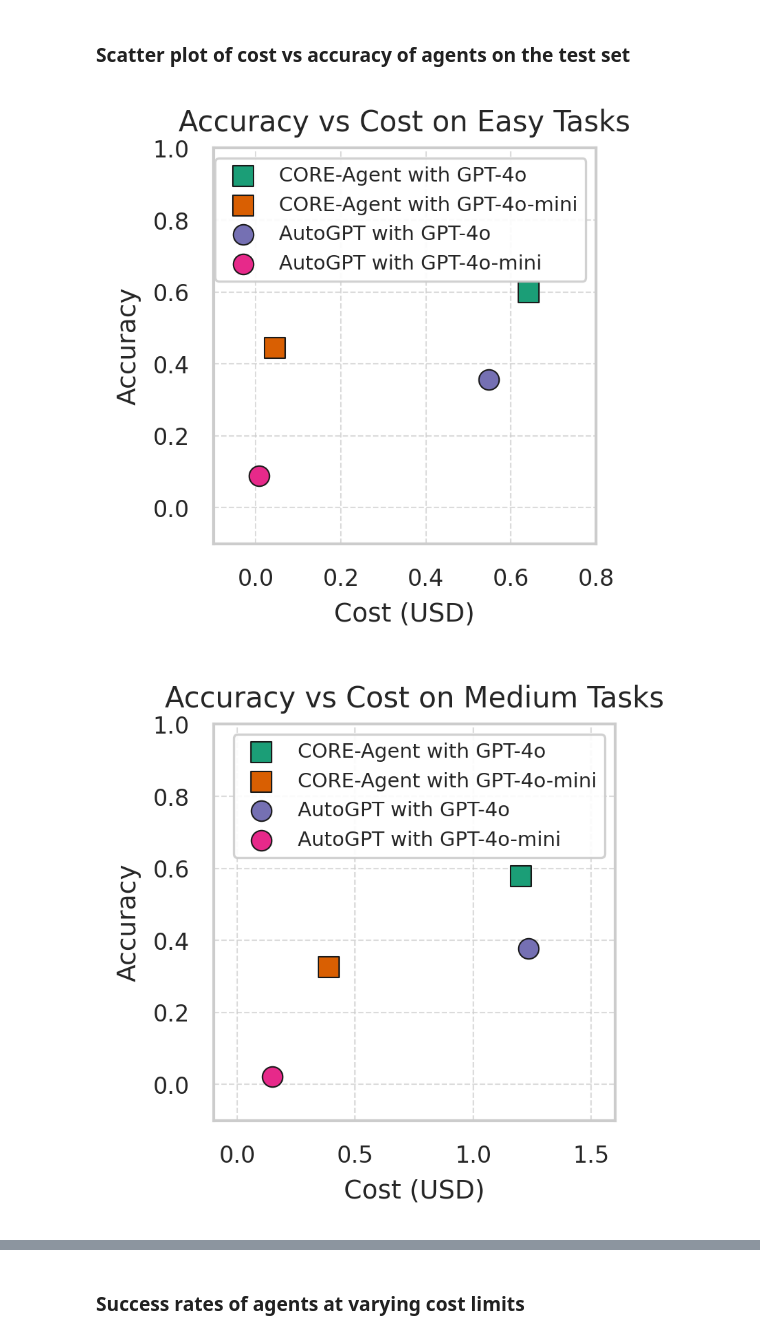
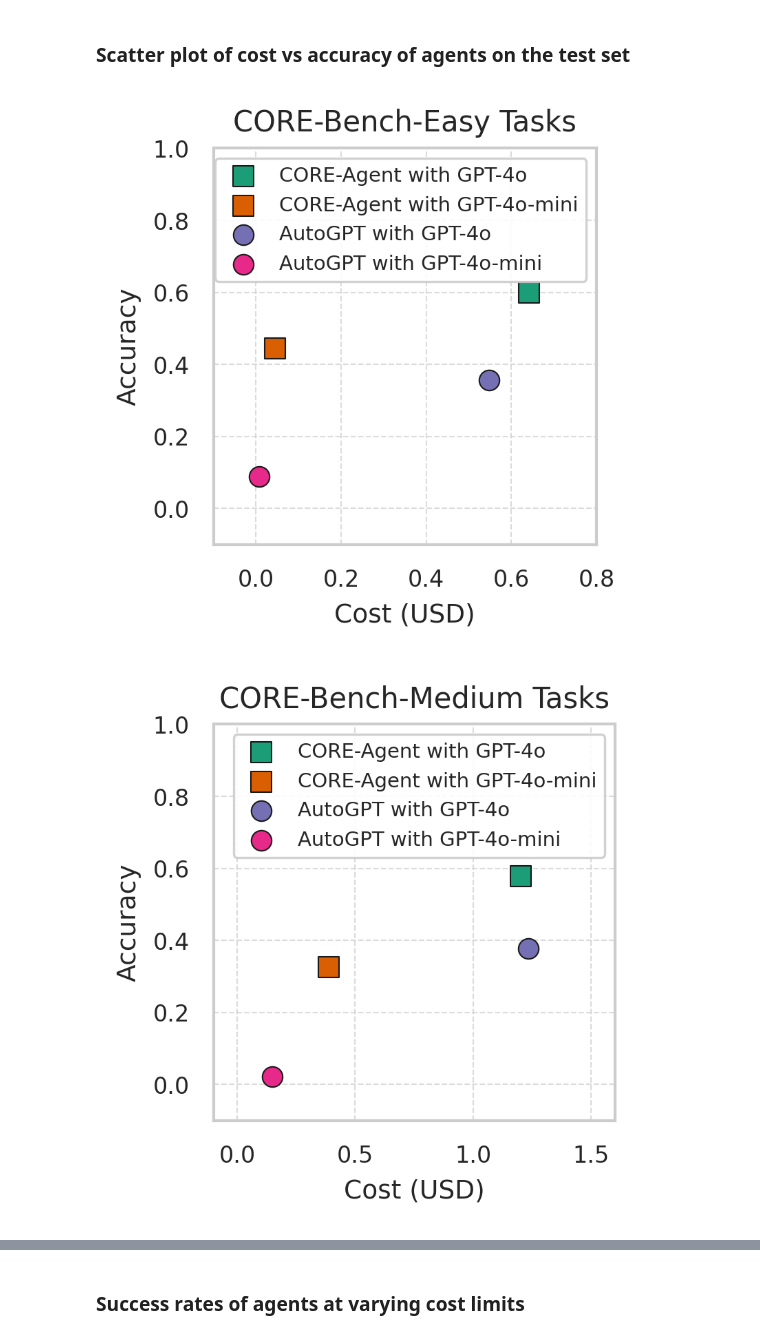
Before and after one commit to siegelz/core-bench, a Jupyter notebook: benchmark/paper_figures.ipynb, the cells around one changed output, grey strips where cells are left out. Saved outputs shown, nothing was run; the diff lists cells and outputs as text; code cells hidden in the pictures.

Commit message:
update figure titles

```diff
--- a/benchmark/paper_figures.ipynb
+++ b/benchmark/paper_figures.ipynb
@@ -534,35 +529,35 @@ agent_labels = [
     'CORE-Agent with GPT-4o',
     'CORE-Agent with GPT-4o-mini',
     'AutoGPT with GPT-4o',
     'AutoGPT with GPT-4o-mini',
 ]
 
 # Plot for Retrieval Tasks
 plot_accuracy_vs_cost(
     tasks_by_agents,
     agent_labels,
     task_name_filter='codeocean_easy',
     xlim_values=(-0.1, 0.8),
-    title='Accuracy vs Cost on Easy Tasks'
+    title='CORE-Bench-Easy Tasks'
 )
 
 # Plot for Medium Tasks
 plot_accuracy_vs_cost(
     tasks_by_agents,
     agent_labels,
     task_name_filter='codeocean_medium',
     xlim_values=(-0.1, 1.6),
-    title='Accuracy vs Cost on Medium Tasks'
+    title='CORE-Bench-Medium Tasks'
 )
 
 # Plot for Hard Tasks
 plot_accuracy_vs_cost(
     tasks_by_agents,
     agent_labels,
     task_name_filter='codeocean_hard',
     xlim_values=(-0.1, 3.5),
-    title='Accuracy vs Cost on Hard Tasks'
+    title='CORE-Bench-Hard Tasks'
 )
 # %% [output]
-[figure, old version]
+[figure, new version]
-[figure, old version]
+[figure, new version]
```
Also changed, not shown: parts of 11 cells of this notebook.
